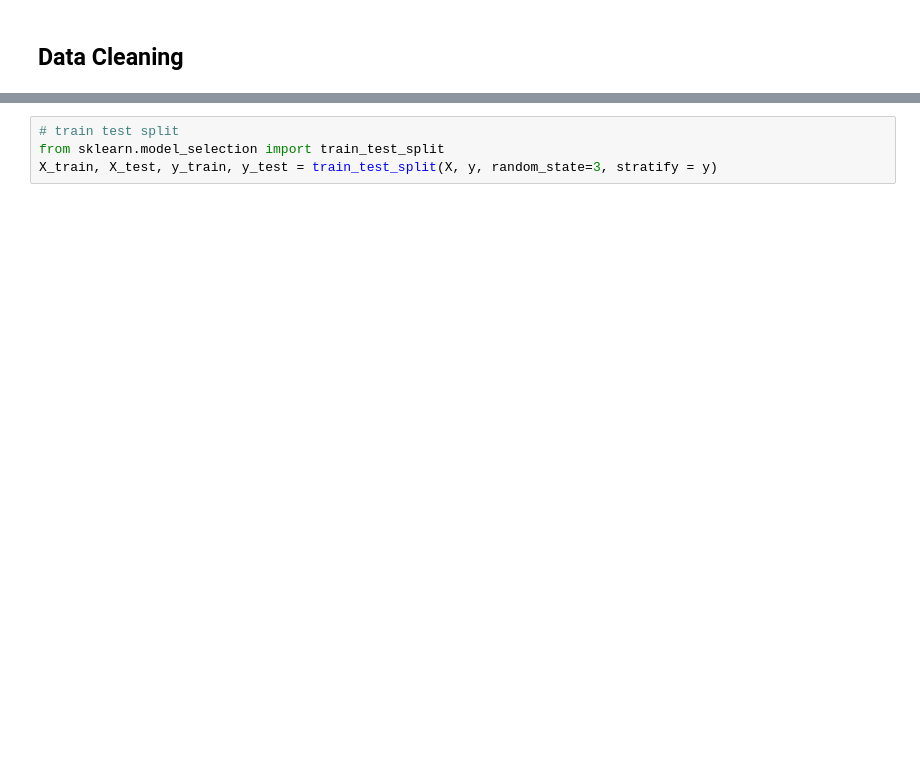
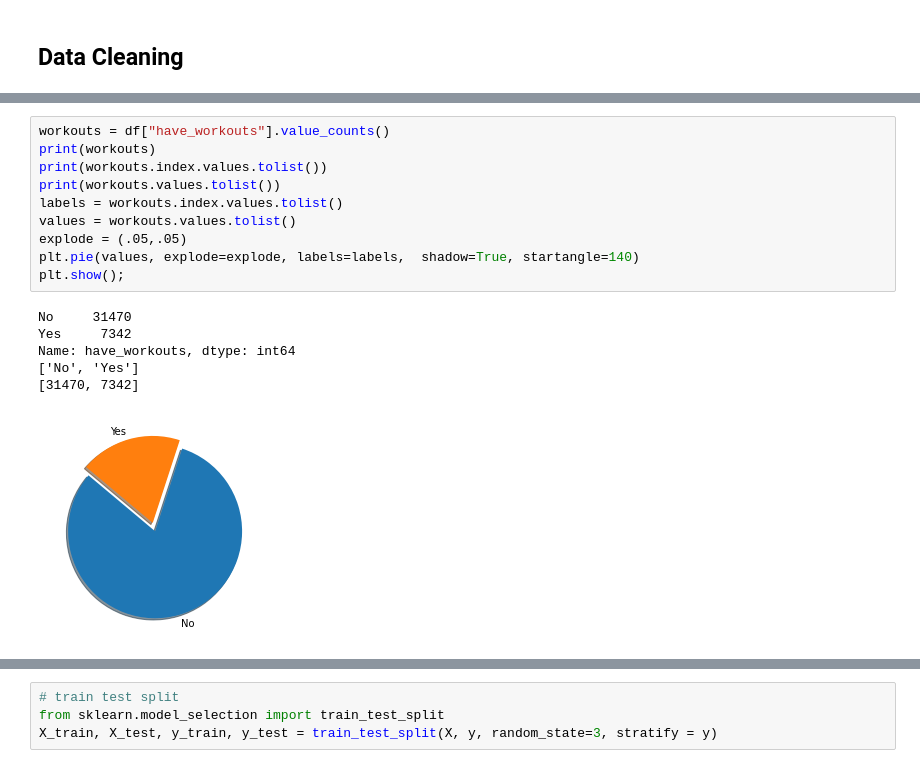
Before and after one commit to adamk6/codingDojoFinalProject, a Jupyter notebook: project2_Part4.ipynb, the cells around one changed output, grey strips where cells are left out. Saved outputs shown, nothing was run; the diff lists cells and outputs as text; blank space fills up the shorter version.

```diff
--- a/project2_Part4.ipynb
+++ b/project2_Part4.ipynb
@@ -74,0 +88,17 @@ Name: have_workouts, dtype: int64
+# %%
+workouts = df["have_workouts"].value_counts()
+print(workouts)
+print(workouts.index.values.tolist())
+print(workouts.values.tolist())
+labels = workouts.index.values.tolist()
+values = workouts.values.tolist()
+explode = (.05,.05)
+plt.pie(values, explode=explode, labels=labels,  shadow=True, startangle=140)
+plt.show();
+# %% [output]
+No     31470
+Yes     7342
+Name: have_workouts, dtype: int64
+['No', 'Yes']
+[31470, 7342]
+[figure, added]
```
Also changed, not shown: parts of 64 cells of this notebook.
